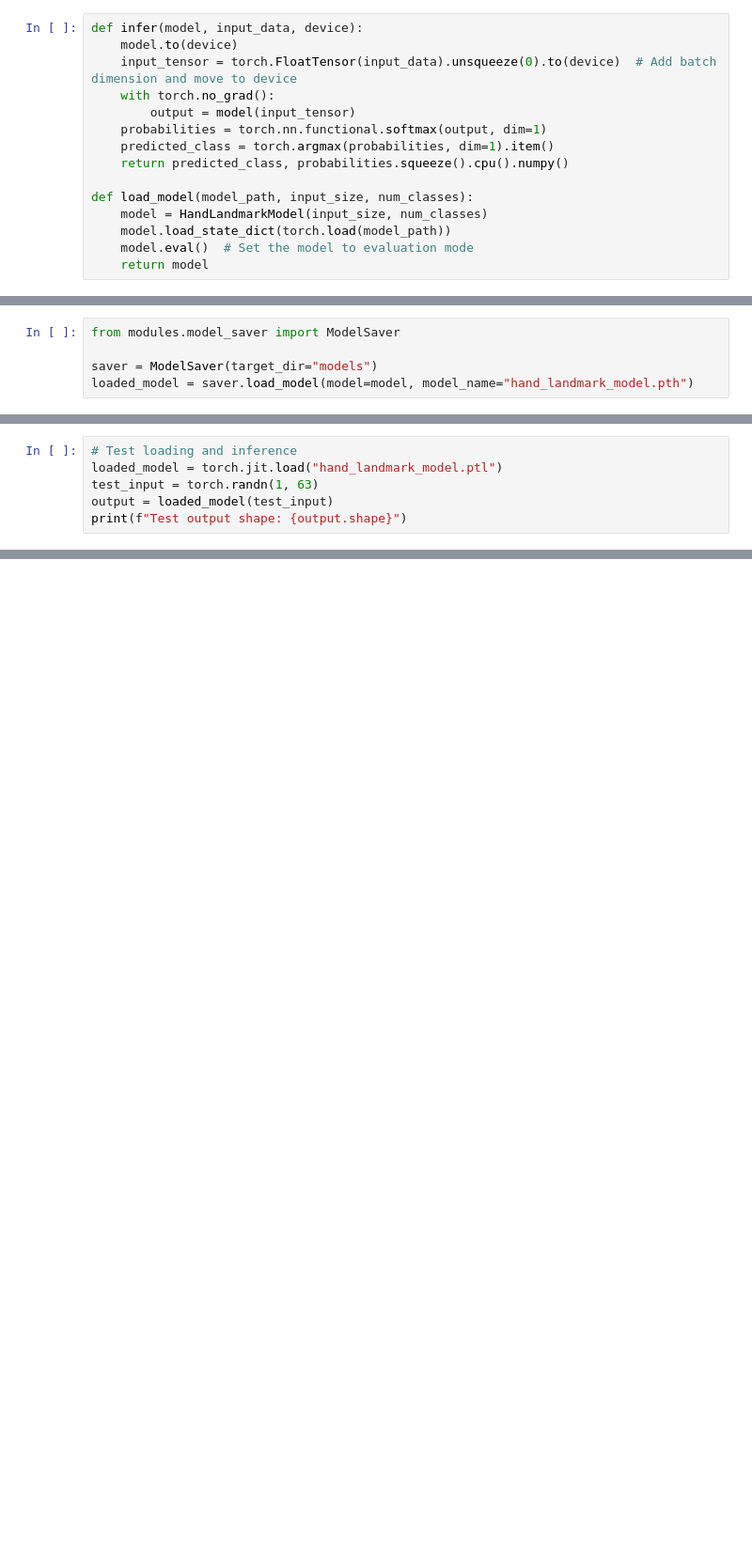
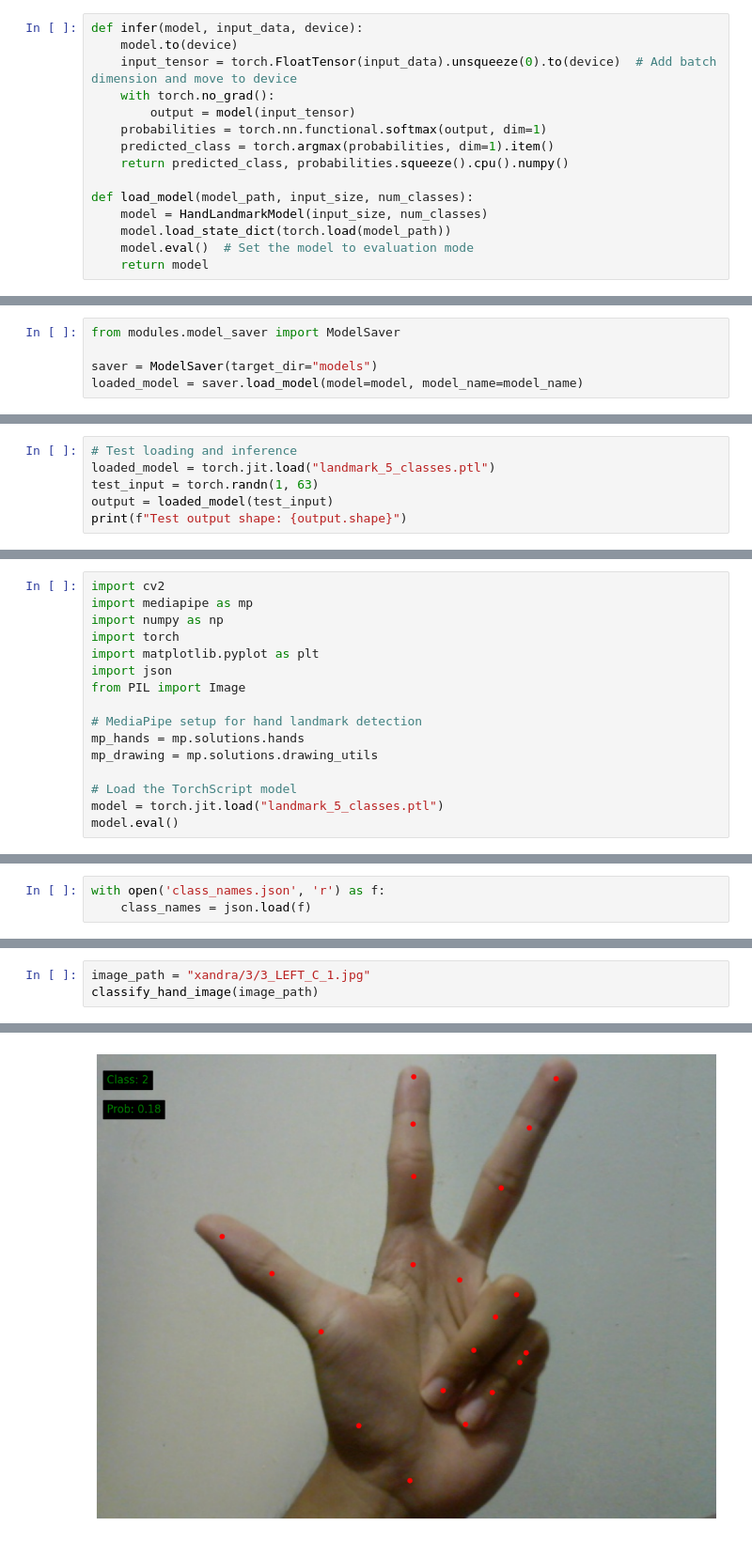
Before and after one commit to CloudStoned/ASL_RECOGNITION, a Jupyter notebook: hand_model.ipynb, the cells around one changed output, grey strips where cells are left out. Shown at 94% size. Saved outputs shown, nothing was run; the diff lists cells and outputs as text; blank space fills up the shorter version.

Commit message:
Update files mediapipe needs improvement

```diff
--- a/hand_model.ipynb
+++ b/hand_model.ipynb
@@ -200,5 +233,5 @@ Model saved as 'hand_landmark_model.pth'
 from modules.model_saver import ModelSaver
 
 saver = ModelSaver(target_dir="models")
-loaded_model = saver.load_model(model=model, model_name="hand_landmark_model.pth")
+loaded_model = saver.load_model(model=model, model_name=model_name)
 # %% [output]
@@ -252,6 +283,6 @@ convert_to_torchscript(model, example_input, "hand_landmark_model.ptl")
 # %%
 # Test loading and inference
-loaded_model = torch.jit.load("hand_landmark_model.ptl")
+loaded_model = torch.jit.load("landmark_5_classes.ptl")
 test_input = torch.randn(1, 63)
 output = loaded_model(test_input)
 print(f"Test output shape: {output.shape}")
@@ -259,0 +291,16 @@ Test output shape: torch.Size([1, 37])
+# %%
+import cv2
+import mediapipe as mp
+import numpy as np
+import torch
+import matplotlib.pyplot as plt
+import json
+from PIL import Image
+
+# MediaPipe setup for hand landmark detection
+mp_hands = mp.solutions.hands
+mp_drawing = mp.solutions.drawing_utils
+
+# Load the TorchScript model
+model = torch.jit.load("landmark_5_classes.ptl")
+model.eval()
@@ -259,0 +321,3 @@ Test output shape: torch.Size([1, 37])
+# %%
+with open('class_names.json', 'r') as f:
+    class_names = json.load(f)
@@ -259,0 +383,4 @@ Test output shape: torch.Size([1, 37])
+# %%
+image_path = "xandra/3/3_LEFT_C_1.jpg"
+classify_hand_image(image_path)
+# %% [output]
@@ -259,0 +389 @@ Test output shape: torch.Size([1, 37])
+[figure, added]
```
Also changed, not shown: parts of 13 cells of this notebook, 18 other files.
